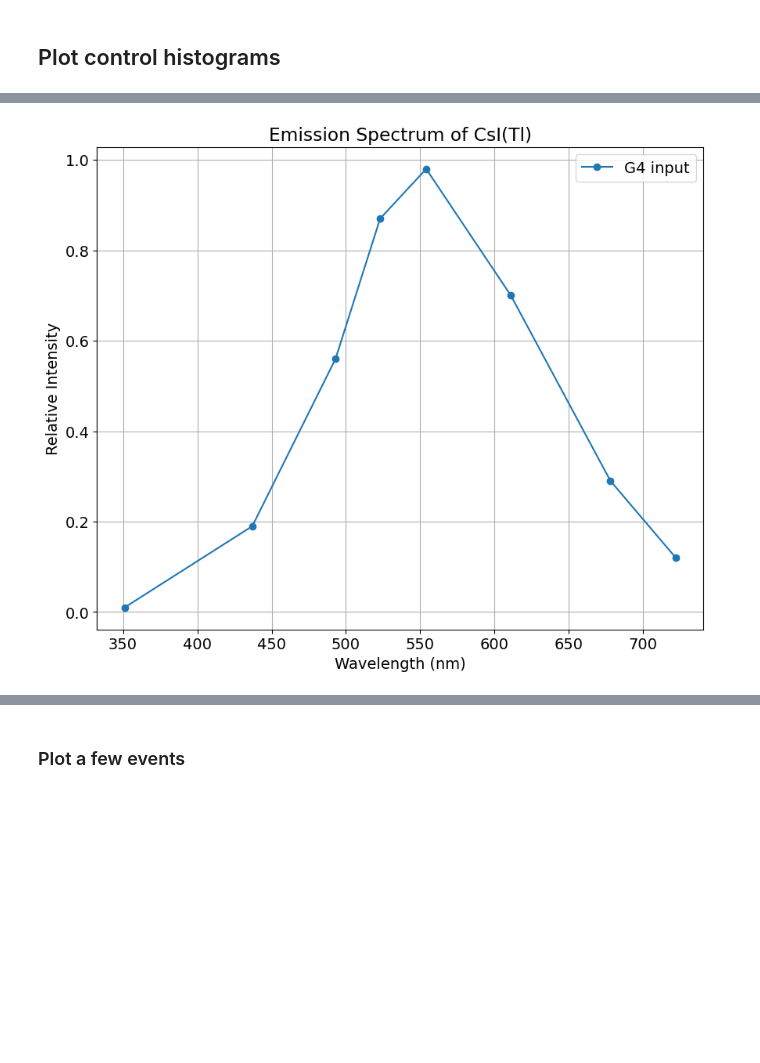
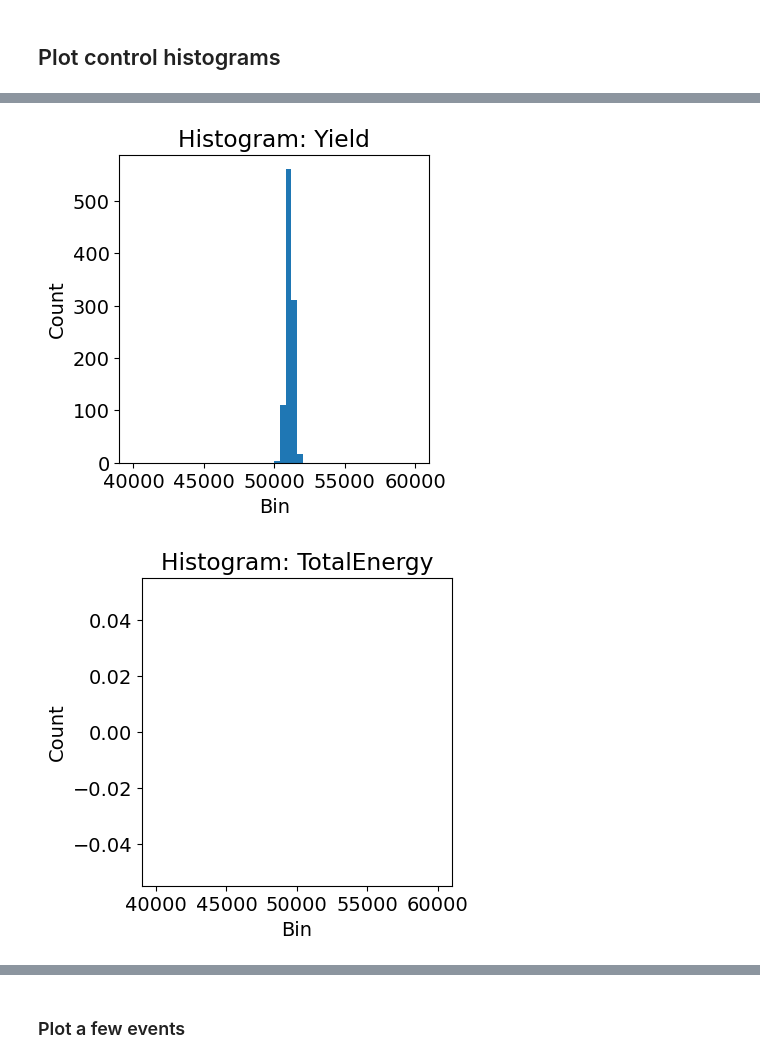
Before and after one commit to jjgomezcadenas/g4crysp, a Jupyter notebook: monolithicCrystal/crystalMT/nb/analysis.ipynb, the cells around one changed output, grey strips where cells are left out. Saved outputs shown, nothing was run; the diff lists cells and outputs as text; code cells hidden in the pictures; blank space fills up the shorter version.

```diff
--- a/monolithicCrystal/crystalMT/nb/analysis.ipynb
+++ b/monolithicCrystal/crystalMT/nb/analysis.ipynb
@@ -152,14 +167,8 @@ plot_histogram(histograms, "PrimaryParticleSpectrum_nm", figsize=(6, 6))
-# %%
-wavelengths = [351, 437, 493, 523, 554, 611, 678, 722]
-intensities = [0.01, 0.19, 0.56, 0.87, 0.98, 0.7, 0.29, 0.12]
-
-
-plt.plot(wavelengths, intensities, marker='o', label="G4 input")
-plt.title('Emission Spectrum of CsI(Tl)')
-plt.xlabel('Wavelength (nm)')
-plt.ylabel('Relative Intensity')
-plt.legend()
-plt.grid(True)
-plt.show()
-# %% [output]
-[figure, removed]
+# %%
+plot_histogram(histograms, "Yield", figsize=(4, 4))
+# %% [output]
+[figure, added]
+# %%
+plot_histogram(histograms, "TotalEnergy", figsize=(4, 4))
+# %% [output]
+[figure, added]
```
Also changed, not shown: parts of 22 cells of this notebook, 11 other files.
